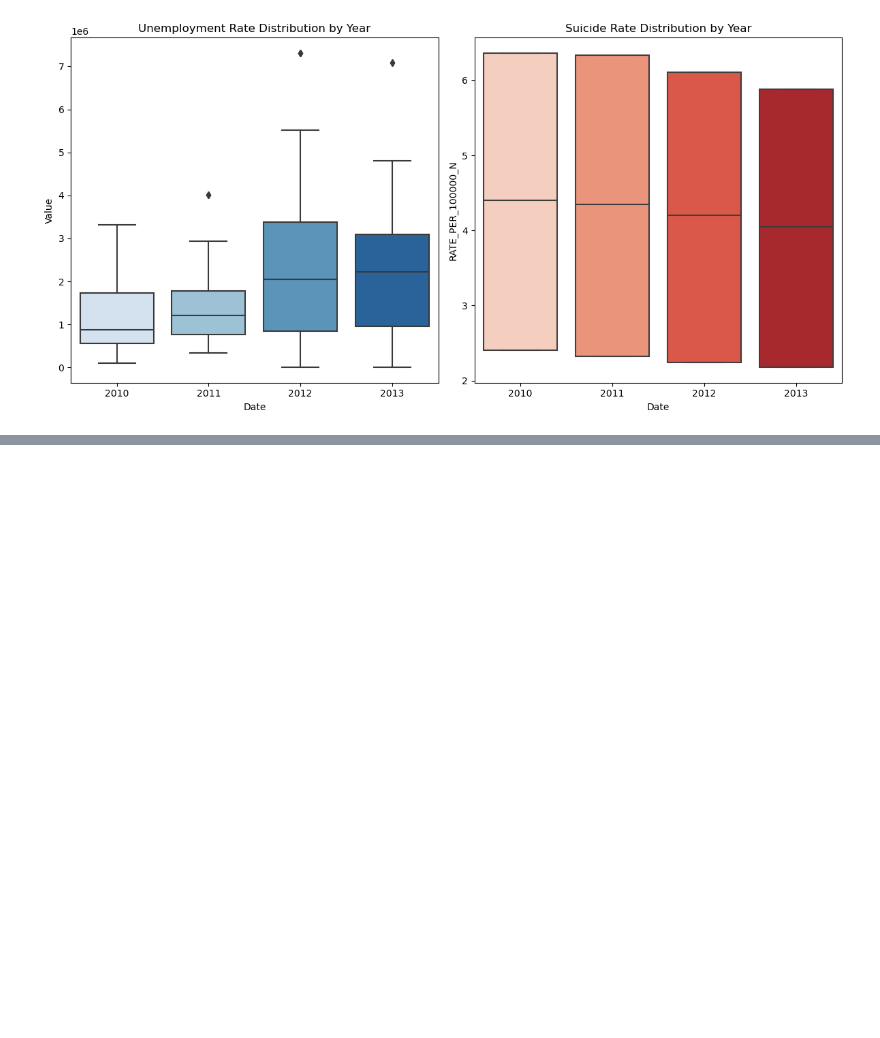
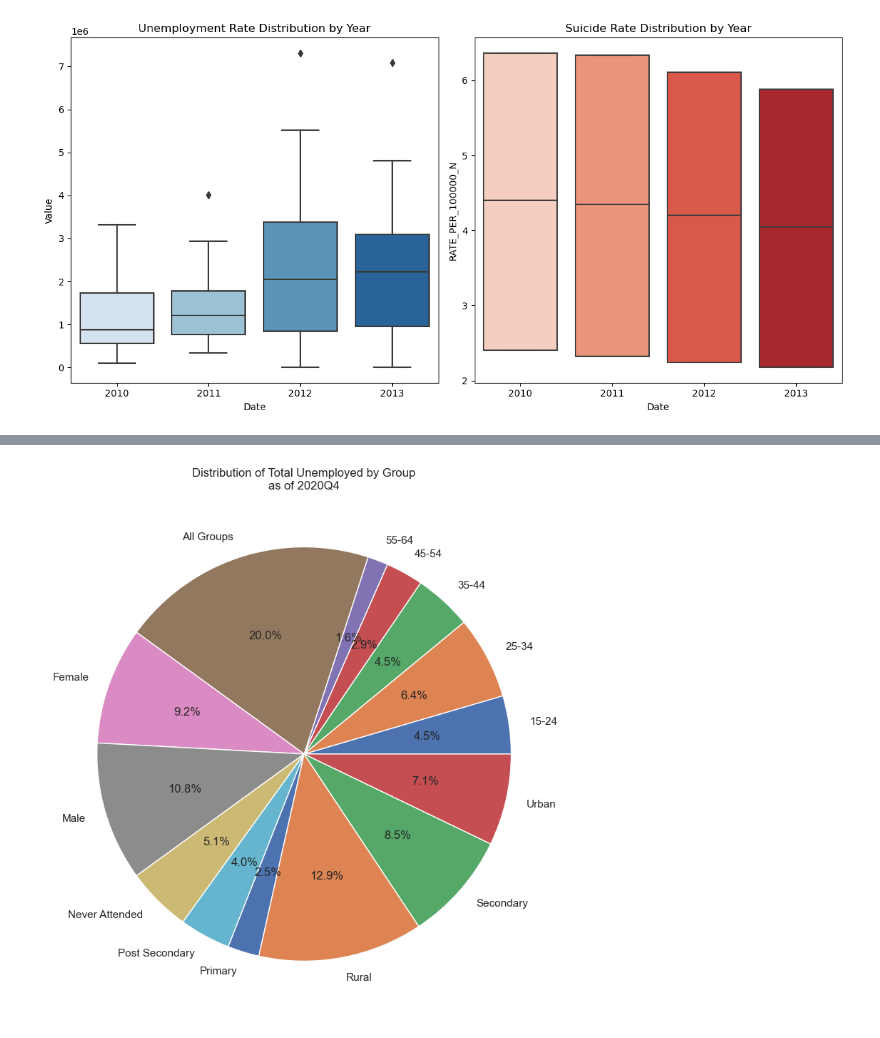
Before and after one commit to telehealthcareai/suicide-nigeria, a Jupyter notebook: DASHBOARD/explore/merged_suicide-unemployment.ipynb, the cells around one changed output, grey strips where cells are left out. Cells and saved outputs as stored; diff of their text form; code cells hidden in the pictures; blank space fills up the shorter version.

```diff
--- a/DASHBOARD/explore/merged_suicide-unemployment.ipynb
+++ b/DASHBOARD/explore/merged_suicide-unemployment.ipynb
@@ -281,0 +351,26 @@ plt.show()
+# %%
+import pandas as pd
+import matplotlib.pyplot as plt
+import seaborn as sns
+
+latest_date = unemployment_data['Date'].max()
+df_latest = unemployment_data[unemployment_data['Date'] == latest_date]
+
+# 3. Aggregate values by group
+pie_series = df_latest.groupby('group')['Value'].sum()
+
+# 4. Apply seaborn theme for styling
+sns.set_theme()
+
+# 5. Plot pie chart
+fig, ax = plt.subplots(figsize=(8, 8))
+ax.pie(
+    pie_series,
+    labels=pie_series.index,
+    autopct='%1.1f%%'
+)
+ax.set_title(f"Distribution of Total Unemployed by Group\nas of {latest_date}")
+plt.tight_layout()
+plt.show()
+# %% [output]
+[figure, added]
```
Also changed, not shown: parts of 6 cells of this notebook.
